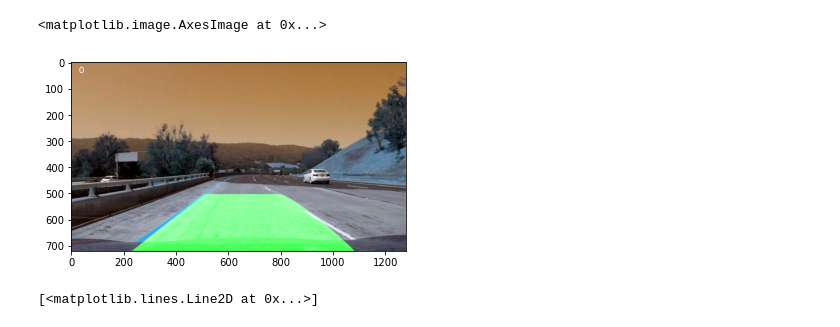
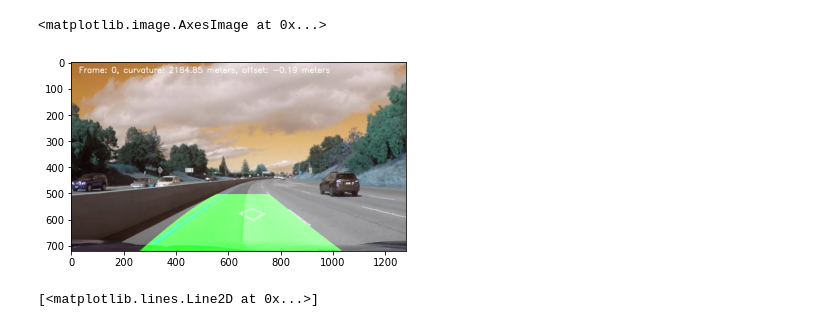
Before and after one commit to acidhills/udacity_advanced_lane_finding, a Jupyter notebook: project.ipynb, the cells around one changed output. Cells and saved outputs as stored; diff of their text form; code cells hidden in the pictures.

```diff
--- a/project.ipynb
+++ b/project.ipynb
@@ -33,11 +33,9 @@ test_img = cv2.imread('challenge/frame0050.jpeg')
 # test_img = cv2.imread('test_images/straight_lines2.jpg')
 test_img = cv2.undistort(test_img, mtx, dist, None)
 # %%
-tresholded_img, hoffed = get_tresholded_img(test_img)
+tresholded_img = get_tresholded_img(test_img)
 tresholded_img = cv2.warpPerspective(tresholded_img,M,None)
-tresholded_hoffed = cv2.warpPerspective(hoffed,M,None)
 cut_edges_(tresholded_img)
-cut_edges_(tresholded_hoffed)
 plt.imshow(tresholded_img, cmap='gray')
 # %% [output]
 <matplotlib.image.AxesImage at 0x...>
@@ -69,4 +59,5 @@ NameError: name 'LaneDetector' is not defined
 # %%
-plt.imshow(LaneDetector().get_lanes(tresholded_img, tresholded_hoffed, True))
+img, curv = LaneDetector().get_lanes(tresholded_img, True)
+plt.imshow(img)
 # %% [output]
 <matplotlib.image.AxesImage at 0x...>
@@ -74,5 +65,6 @@ plt.imshow(LaneDetector().get_lanes(tresholded_img, tresholded_hoffed, True))
 # %%
-result_mask =  cv2.warpPerspective(LaneDetector().get_lanes(tresholded_img,tresholded_hoffed),Minv,None)
+img,_ = LaneDetector().get_lanes(tresholded_img)
+result_mask =  cv2.warpPerspective(img,Minv,None)
 result = np.copy(test_img)
 result[result_mask != 0] = result_mask[result_mask != 0]
 plt.imshow(cv2.cvtColor(result, cv2.COLOR_BGR2RGB))
@@ -97,21 +89,29 @@ class Processor:
             fontScale,
             fontColor,
             lineType)
+
     def cut_edges_(self,img,length = 200):
         img[:,0:length] = 0
         img[:,img.shape[1] - length:img.shape[1]] = 0
+    def offset(self,mask):
+        xm_per_pix = 3.7/700
+        shape = mask.shape
+        last_row = mask[-1,:]
+        middle = shape[0] / 2
+        masked_middle = np.mean(last_row.nonzero())
+        return (masked_middle - middle) * xm_per_pix
     def process_image(self,image):
         undistorted = cv2.undistort(image, mtx, dist, None)
-        tresholded_img, hoffed = get_tresholded_img(undistorted)
+        tresholded_img = get_tresholded_img(undistorted)
         warped = cv2.warpPerspective(tresholded_img,M,None)
-        warped_hoffed = cv2.warpPerspective(hoffed,M,None)
         self.cut_edges_(warped)
-        self.cut_edges_(warped_hoffed)
-        lanes = self.detector.get_lanes(warped,warped_hoffed, enable_smothing=False, enable_drop_fix=True)
+        lanes, curv = self.detector.get_lanes(warped,enable_smothing=True, enable_drop_fix=True)
         result_mask =  cv2.warpPerspective(lanes,Minv,None)
+        offset = self.offset(result_mask)
         result = np.copy(image)
         result[result_mask != 0] = result_mask[result_mask != 0]
-        self.add_text_(result,str(self.i))
+
+        self.add_text_(result,'Frame: {}, curvature: {:.2f} meters, offset: {:.2f} meters'.format(self.i, curv,offset))
         self.i +=1
 
 #         result = np.concatenate([result,np.dstack((warped_hoffed, warped_hoffed, warped_hoffed))])
@@ -150,12 +150,12 @@ HTML("""
 # %%
 proc = Processor()
 proc_image = cv2.imread('project/frame0596.jpeg')
 # proc_image = cv2.imread('project/frame0703.jpeg')
-# proc_image = cv2.imread('challenge/frame0090.jpeg')
+proc_image = cv2.imread('challenge/frame0195.jpeg')
 plt.imshow(proc.process_image(proc_image))
 # %% [output]
 <matplotlib.image.AxesImage at 0x...>
-[figure, old version]
+[figure, new version]
 # %%
 # clip1.write_images_sequence('challenge/frame%04d.jpeg')
 # %%
```
Also changed, not shown: parts of 17 cells of this notebook, 4 other files.
